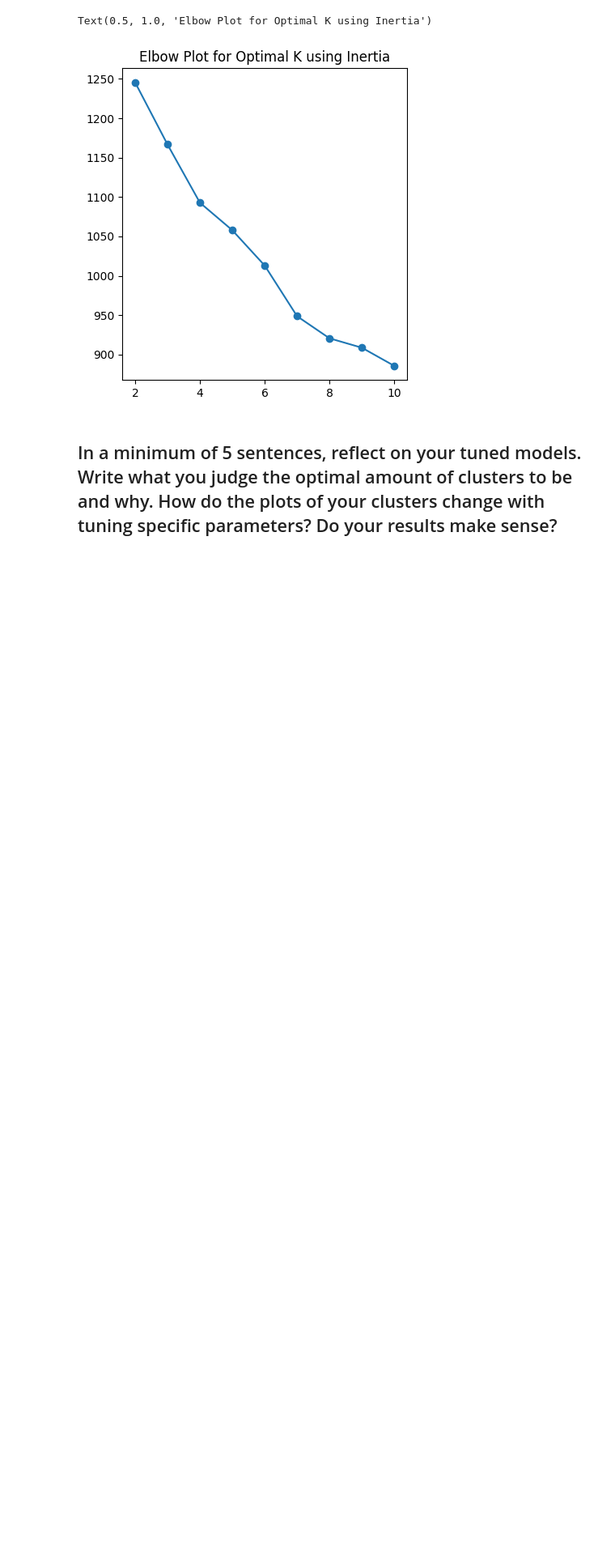
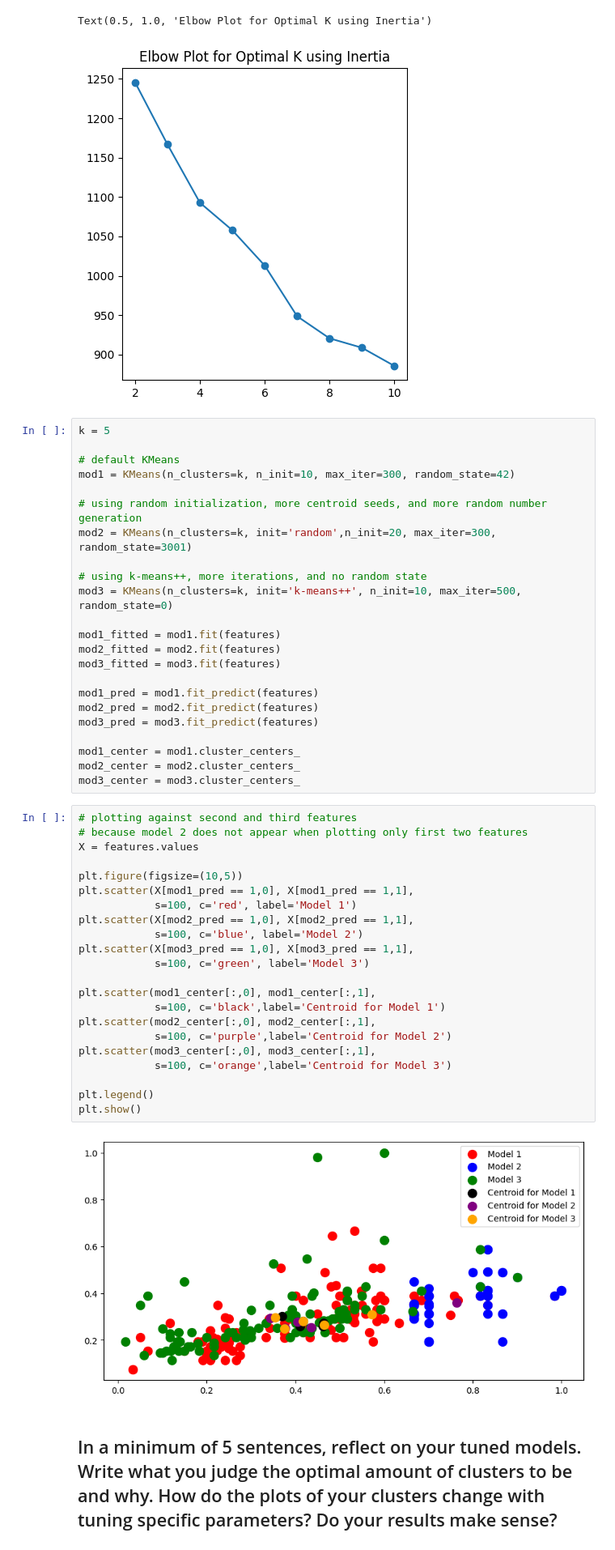
Before and after one commit to tracyhua2/DS3001, a Jupyter notebook: Labs/Lab_4_Unsupervised_Learning.ipynb, the cells around one changed output. Shown at 81% size. Drawn from its saved outputs; the diff is of its cells as text; blank space fills up the shorter version.

```diff
--- a/Labs/Lab_4_Unsupervised_Learning.ipynb
+++ b/Labs/Lab_4_Unsupervised_Learning.ipynb
@@ -374,5 +391,52 @@ plt.title('Elbow Plot for Optimal K using Inertia')
 # %% [output]
 Text(0.5, 1.0, 'Elbow Plot for Optimal K using Inertia')
 [figure]
+# %%
+k = 5
+
+# default KMeans
+mod1 = KMeans(n_clusters=k, n_init=10, max_iter=300, random_state=42)
+
+# using random initialization, more centroid seeds, and more random number generation
+mod2 = KMeans(n_clusters=k, init='random',n_init=20, max_iter=300, random_state=3001)
+
+# using k-means++, more iterations, and no random state
+mod3 = KMeans(n_clusters=k, init='k-means++', n_init=10, max_iter=500, random_state=0)
+
+mod1_fitted = mod1.fit(features)
+mod2_fitted = mod2.fit(features)
+mod3_fitted = mod3.fit(features)
+
+mod1_pred = mod1.fit_predict(features)
+mod2_pred = mod2.fit_predict(features)
+mod3_pred = mod3.fit_predict(features)
+
+mod1_center = mod1.cluster_centers_
+mod2_center = mod2.cluster_centers_
+mod3_center = mod3.cluster_centers_
+# %%
+# plotting against second and third features
+# because model 2 does not appear when plotting only first two features
+X = features.values
+
+plt.figure(figsize=(10,5))
+plt.scatter(X[mod1_pred == 1,0], X[mod1_pred == 1,1],
+            s=100, c='red', label='Model 1')
+plt.scatter(X[mod2_pred == 1,0], X[mod2_pred == 1,1],
+            s=100, c='blue', label='Model 2')
+plt.scatter(X[mod3_pred == 1,0], X[mod3_pred == 1,1],
+            s=100, c='green', label='Model 3')
+
+plt.scatter(mod1_center[:,0], mod1_center[:,1],
+            s=100, c='black',label='Centroid for Model 1')
+plt.scatter(mod2_center[:,0], mod2_center[:,1],
+            s=100, c='purple',label='Centroid for Model 2')
+plt.scatter(mod3_center[:,0], mod3_center[:,1],
+            s=100, c='orange',label='Centroid for Model 3')
+
+plt.legend()
+plt.show()
+# %% [output]
+[figure, added]
 # %% [markdown]
 ## In a minimum of 5 sentences, reflect on your tuned models. Write what you judge the optimal amount of clusters to be and why. How do the plots of your clusters change with tuning specific parameters? Do your results make sense?
```
Also changed, not shown: parts of 9 cells of this notebook.
